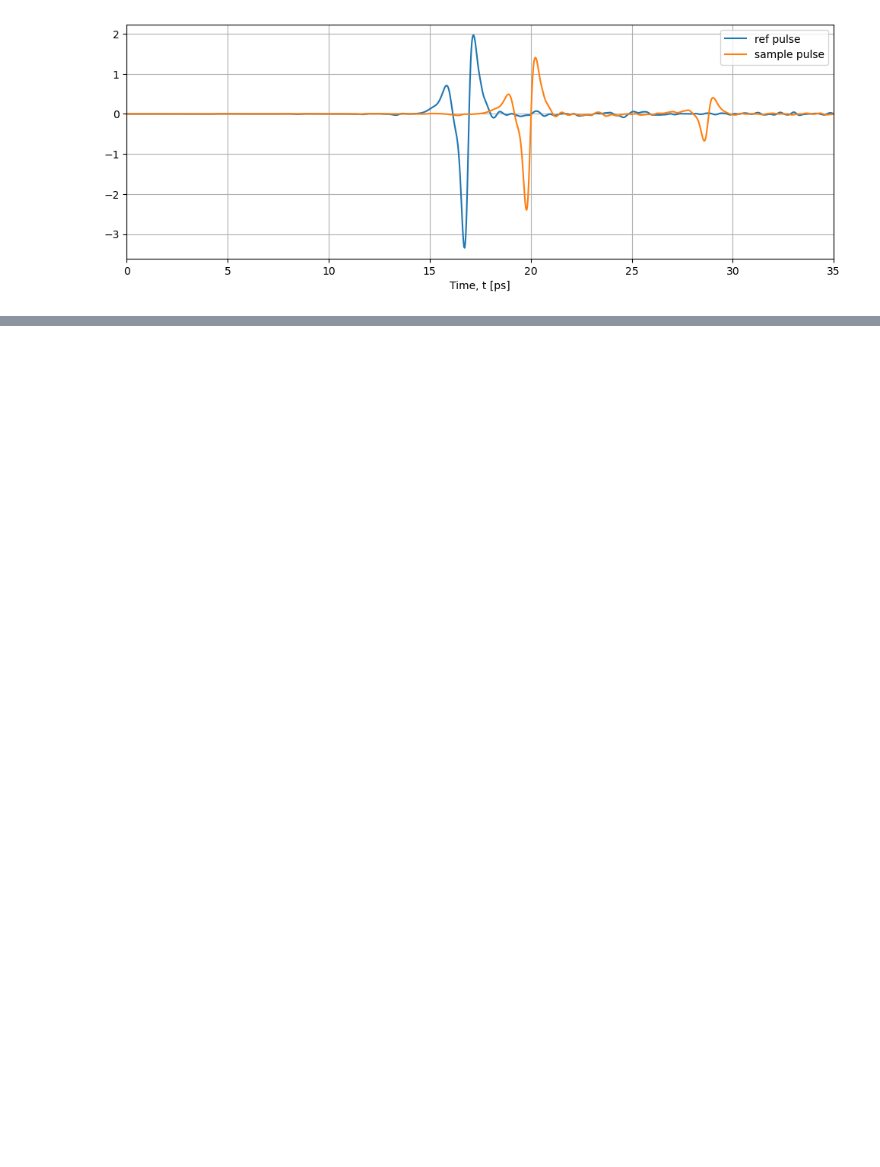
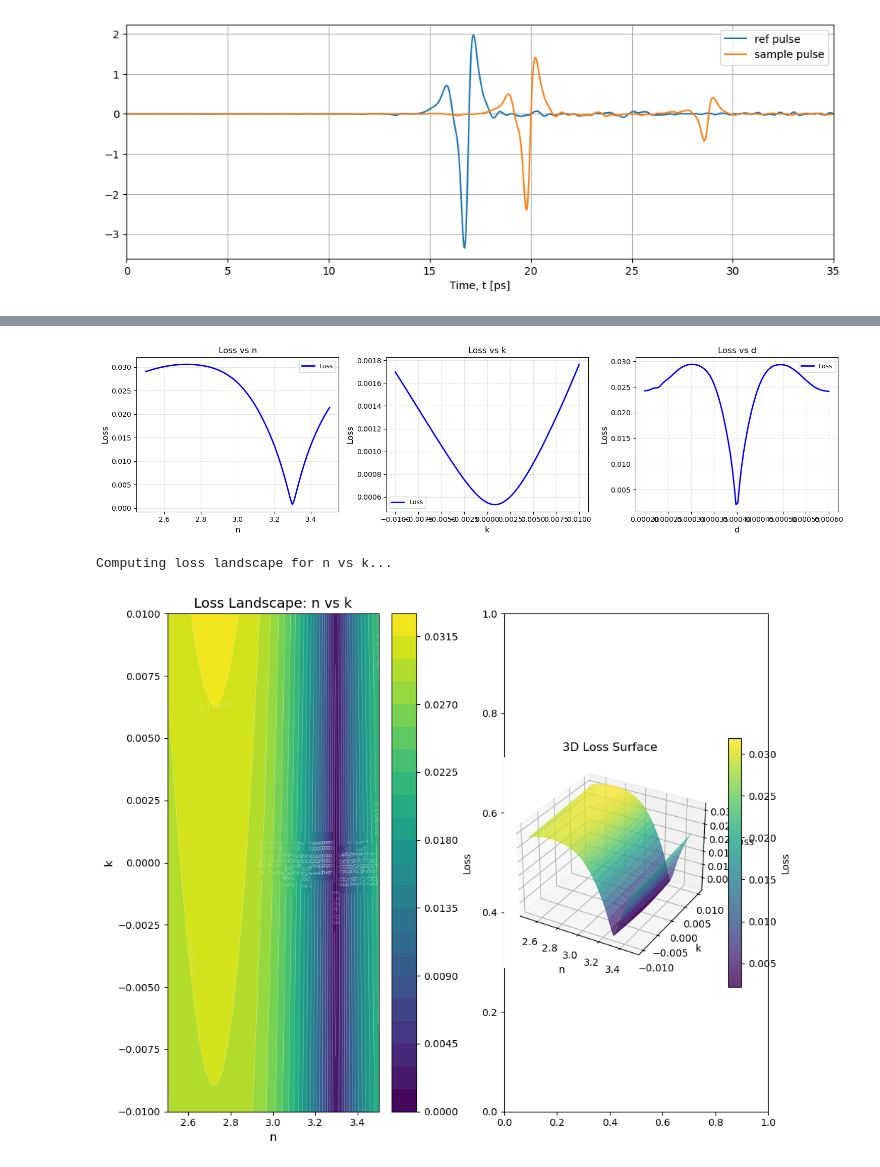
Before and after one commit to Loriginale2000/TerahertzProject, a Jupyter notebook: TheoTHzTDS/THz-TDS/Transfer Matrix Method/HRZ_Si_06_02_2026.ipynb, the cells around one changed output, grey strips where cells are left out. Saved outputs shown, nothing was run; the diff lists cells and outputs as text; code cells hidden in the pictures; blank space fills up the shorter version.

```diff
--- a/TheoTHzTDS/THz-TDS/Transfer Matrix Method/HRZ_Si_06_02_2026.ipynb
+++ b/TheoTHzTDS/THz-TDS/Transfer Matrix Method/HRZ_Si_06_02_2026.ipynb
@@ -322,0 +331,74 @@ plt.show()
+# %%
+from loss_landscape_visualization import LossLandscapeVisualizer
+from Matrix_methods.AdamExtractor import gen_loss_function
+from Matrix_methods.AdamExtractor import simulate_parallel
+
+extractor = BayesianLayeredExtractor(reference_pulse_tensor,
+                                     sample_pulse_tensor,
+                                     deltat=deltat,
+                                     layers_init= layers_init,
+                                     optimize_mask=[(True, True, True)],
+                                     optimization_bounds=[0.3, 0.001, 50e-6])
+
+bayesian_best_layers= extractor.bayesian_optimization(n_calls=40)
+
+n_complex_bays, D_bays = bayesian_best_layers[0]
+n_bays = n_complex_bays.real
+k_bays = n_complex_bays.imag
+
+adam_extractor = LayeredExtractor(reference_pulse_tensor,
+                                 sample_pulse_tensor,
+                                 deltat=deltat,
+                                 layers_init=layers_init,
+                                 optimize_mask=optimization_mask)
+
+adam_best_layers = adam_extractor.optimize(num_iterations=300, verbose=True, updates=20, alpha=1)
+
+n_complex_adam, D_adam = adam_best_layers[0]
+n_adam = n_complex_adam.real
+k_adam = n_complex_adam.imag
+
+
+# GENERATE LOSS FUNCTION
+def loss_func(params):
+    n = params.get('n', (n_bays + n_adam)/2)
+    k = params.get('k', (k_bays + k_adam)/2)
+    d = params.get('d', (D_bays + D_adam)/2)
+    layers = [(n + 1j * k, d)]
+    T, y_sim = simulate_parallel(reference_pulse_tensor, layers, deltat)
+    y_sim = y_sim[:len(sample_pulse_tensor)]  # Truncate to match sample length
+    loss = gen_loss_function(y_sim, sample_pulse_tensor, alpha=0.1)
+    return loss.item()
+
+
+param_ranges = {
+    'n': (2.5, 3.5),
+    'k': (-0.01, 0.01),
+    'd': (200e-6, 600e-6)
+}
+
+visualizer = LossLandscapeVisualizer(loss_func, param_ranges)
+
+final_values = {
+    'Bayesian': {'n': float(n_bays), 'k': float(k_bays), 'd': float(D_bays)},
+    'ADAM': {'n': float(n_adam), 'k': float(k_adam), 'd': float(D_adam)}
+}
+
+# Adam results
+T_adam, y_adam = simulate_parallel(reference_pulse_tensor, adam_best_layers, deltat)
+y_adam = y_adam[:L].detach().cpu().numpy()
+
+# 1D slices (fast, very informative)
+visualizer.plot_1d_slices(final_values)
+plt.show()
+
+# 2D landscape n vs k (most important)
+visualizer.plot_2d_slice('n', 'k',
+                         fixed_params={'d': (D_bays +   D_adam)/2},
+                  resolution=40)
+plt.show()
+
+# Local minima test
+visualizer.analyze_local_minima(final_values, n_samples=2000)
+plt.show()
+# %% [output]
@@ -322,0 +422,3 @@ plt.show()
+[figure, added]
+Computing loss landscape for n vs k...
+[figure, added]
```
Also changed, not shown: parts of 7 cells of this notebook, 2 other files.
